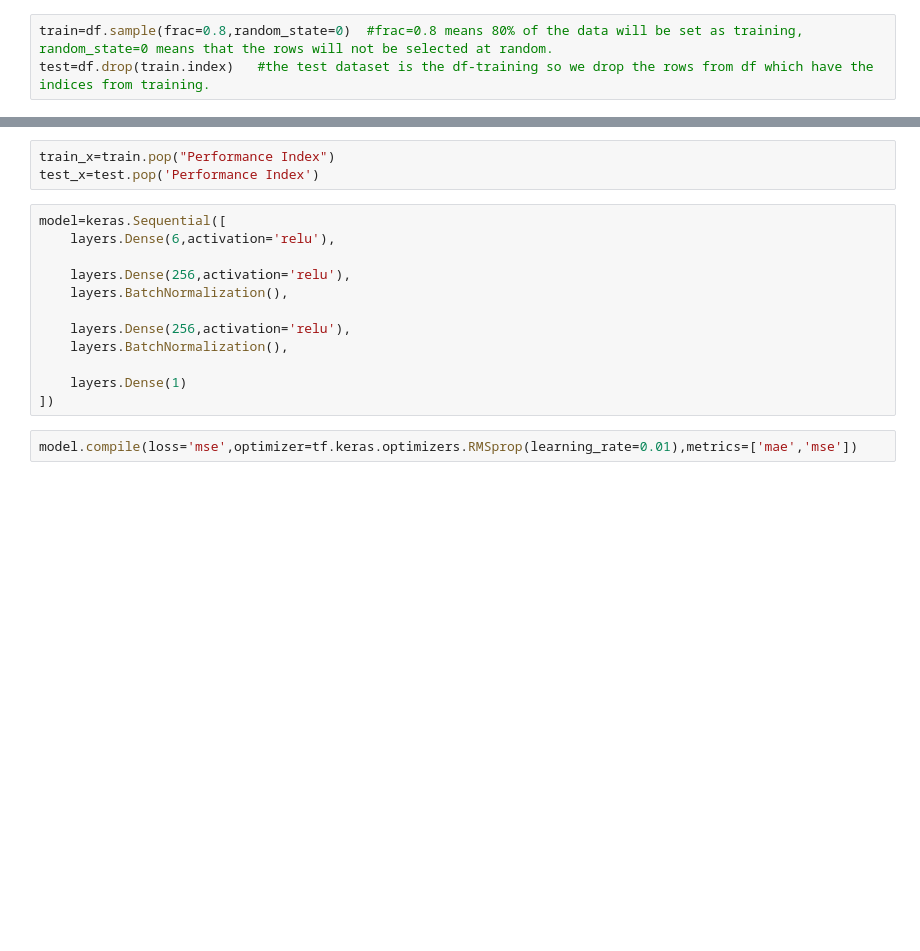
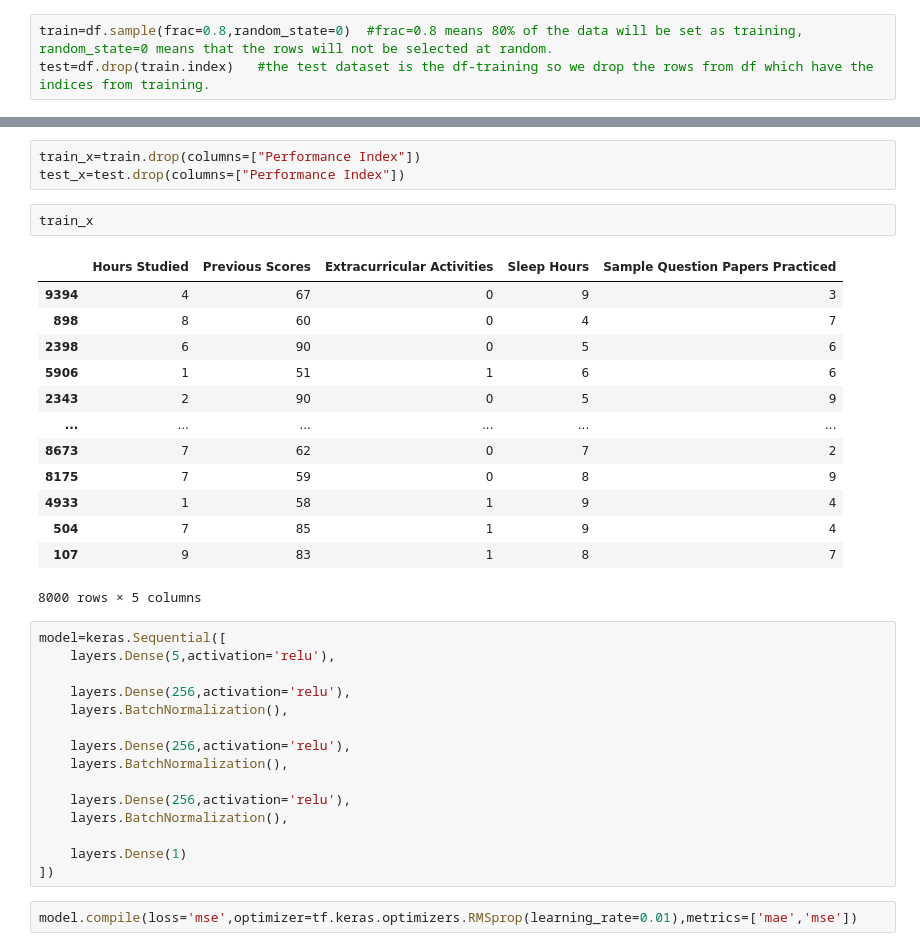
Before and after one commit to VR952004/DataAnalysisProjects, a Jupyter notebook: StudentPerformancePredictor.ipynb, the cells around one changed output, grey strips where cells are left out. Saved outputs shown, nothing was run; the diff lists cells and outputs as text; blank space fills up the shorter version.

```diff
--- a/StudentPerformancePredictor.ipynb
+++ b/StudentPerformancePredictor.ipynb
@@ -85,9 +96,28 @@ test_y=test['Performance Index']
 # %%
-train_x=train.pop("Performance Index")
-test_x=test.pop('Performance Index')
+train_x=train.drop(columns=["Performance Index"])
+test_x=test.drop(columns=["Performance Index"])
+# %%
+train_x
+# %% [output]
+|  | Hours Studied | Previous Scores | Extracurricular Activities | Sleep Hours | Sample Question Papers Practiced |
+| 9394 | 4 | 67 | 0 | 9 | 3 |
+| 898 | 8 | 60 | 0 | 4 | 7 |
+| 2398 | 6 | 90 | 0 | 5 | 6 |
+| 5906 | 1 | 51 | 1 | 6 | 6 |
+| 2343 | 2 | 90 | 0 | 5 | 9 |
+| ... | ... | ... | ... | ... | ... |
+| 8673 | 7 | 62 | 0 | 7 | 2 |
+| 8175 | 7 | 59 | 0 | 8 | 9 |
+| 4933 | 1 | 58 | 1 | 9 | 4 |
+| 504 | 7 | 85 | 1 | 9 | 4 |
+| 107 | 9 | 83 | 1 | 8 | 7 |
+8000 rows × 5 columns
 # %%
 model=keras.Sequential([
-    layers.Dense(6,activation='relu'),
+    layers.Dense(5,activation='relu'),
+
+    layers.Dense(256,activation='relu'),
+    layers.BatchNormalization(),
 
     layers.Dense(256,activation='relu'),
     layers.BatchNormalization(),
```
Also changed, not shown: parts of 15 cells of this notebook.
